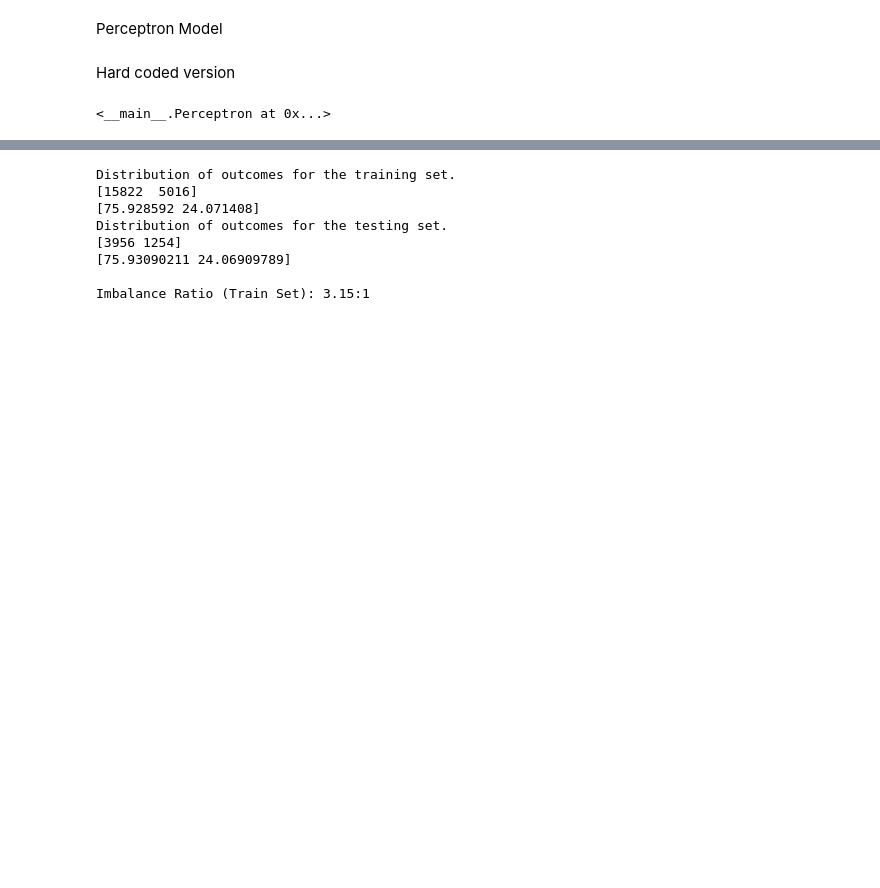
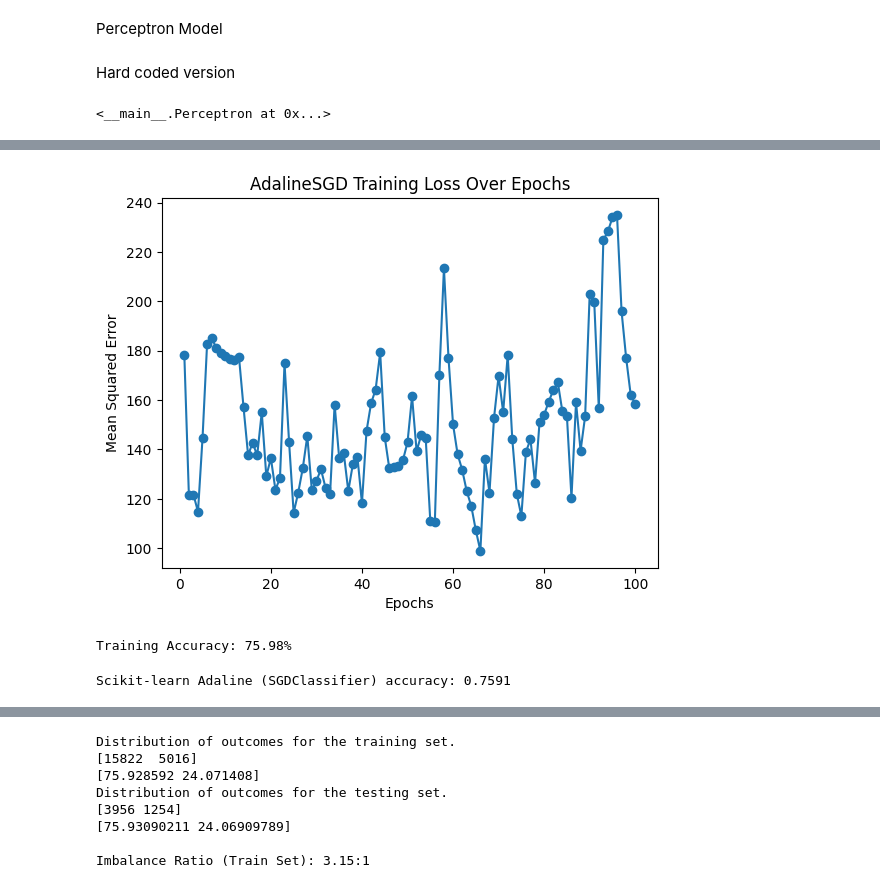
Before and after one commit to EricaCamelopardalis/MS_Classifiers, a Jupyter notebook: Project1.ipynb, the cells around one changed output, grey strips where cells are left out. Cells and saved outputs as stored; diff of their text form; code cells hidden in the pictures; blank space fills up the shorter version.

```diff
--- a/Project1.ipynb
+++ b/Project1.ipynb
@@ -246,0 +454,22 @@ plt.show()
+# %%
+plt.plot(range(1, len(ada.losses_) + 1), ada.losses_, marker='o')
+plt.xlabel('Epochs')
+plt.ylabel('Mean Squared Error')
+plt.title('AdalineSGD Training Loss Over Epochs')
+plt.show()
+# %% [output]
+[figure, added]
+# %%
+y_train_pred = ada.predict(X_train)
+train_accuracy = np.mean(y_train_pred == y_train)
+print(f"Training Accuracy: {train_accuracy * 100:.2f}%")
+# %% [output]
+Training Accuracy: 75.98%
+# %%
+#Scikit-learn version of Adaline using SGDClassifier
+sk_ada = SGDClassifier(loss='perceptron', eta0=0.0001, learning_rate='constant', max_iter=15, random_state=42)
+sk_ada.fit(X_train, y_train)
+sk_y_pred_ada = sk_ada.predict(X_test)
+print(f"Scikit-learn Adaline (SGDClassifier) accuracy: {accuracy_score(y_test, sk_y_pred_ada):.4f}")
+# %% [output]
+Scikit-learn Adaline (SGDClassifier) accuracy: 0.7591
```
Also changed, not shown: parts of 18 cells of this notebook.
